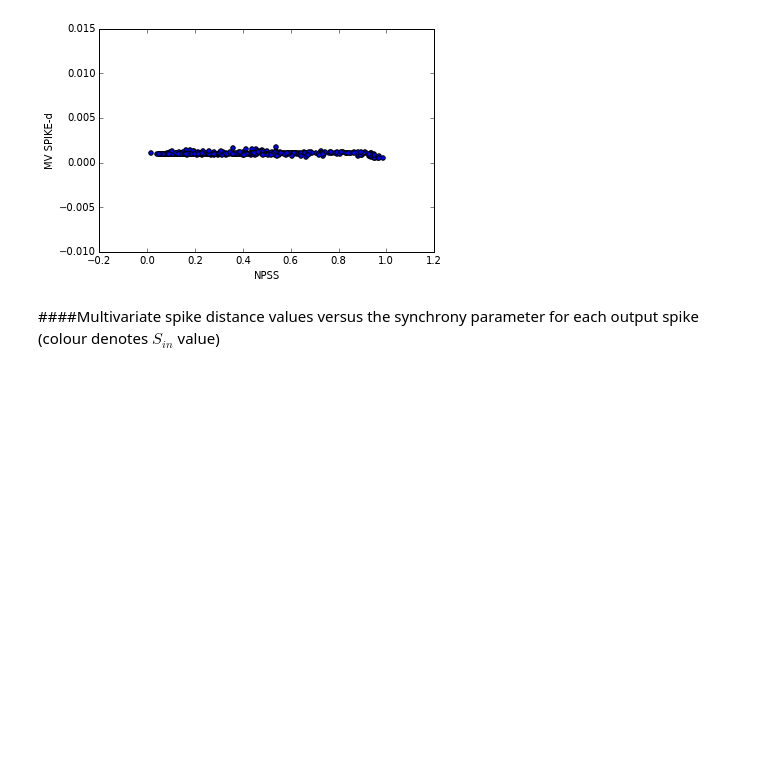
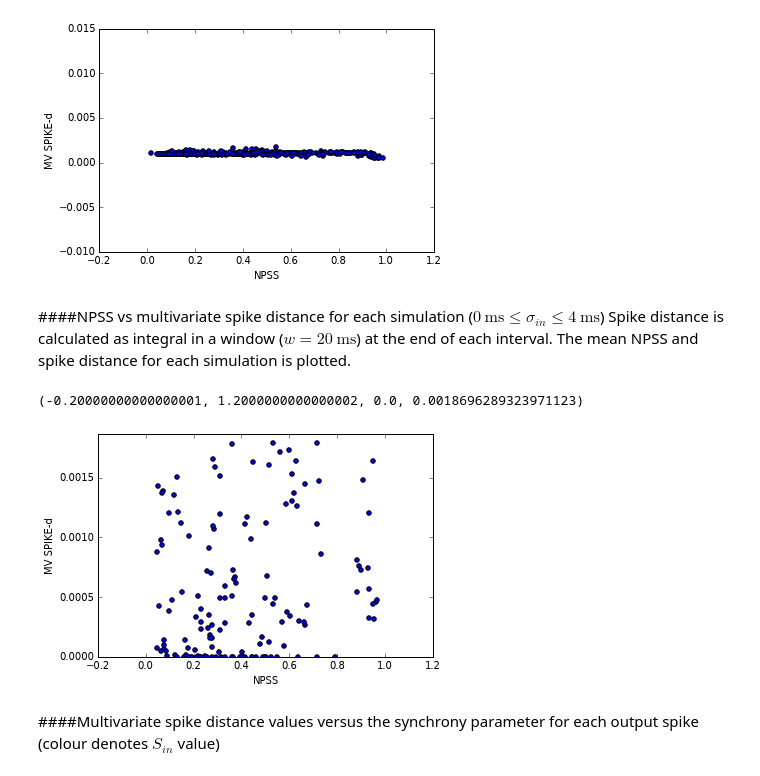
Before and after one commit to achilleas-k/slope-vs-dist-brian, a Jupyter notebook: Simulation data.ipynb, the cells around one changed output. Cells and saved outputs as stored; diff of their text form; code cells hidden in the pictures; blank space fills up the shorter version.

```diff
--- a/Simulation data.ipynb
+++ b/Simulation data.ipynb
@@ -584,6 +619,32 @@ ylabel("MV SPIKE-d")
 # %% [output]
 <matplotlib.text.Text at 0x...>
 [figure]
+# %% [markdown]
+####NPSS vs multivariate spike distance for each simulation ($0~\mathrm{ms} \leq \sigma_{in} \leq 4~\mathrm{ms}$)
+Spike distance is calculated as integral in a window ($w = 20~\mathrm{ms}$) at the end of each interval.
+The mean NPSS and spike distance for each simulation is plotted.
+# %%
+npss = []
+krin = []
+for res in results_nj:
+    npss.append(mean(res["npss"]))
+    kr_t = res["kr_times"]
+    kr_d = res["kr_dists"]
+    kr_int = pre_window_integrals(kr_t, kr_d, res["outspikes"], w=0.01)
+    krin.append(mean(kr_int))
+for res in results_j:
+    npss.append(mean(res["npss"]))
+    kr_t = res["kr_times"]
+    kr_d = res["kr_dists"]
+    kr_int = pre_window_integrals(kr_t, kr_d, res["outspikes"], w=0.01)
+    krin.append(mean(kr_int))
+scatter(npss, krin)
+xlabel("NPSS")
+ylabel("MV SPIKE-d")
+axis(ymax=max(kr_int), ymin=min(kr_int))
+# %% [output]
+(-0.20000000000000001, 1.2000000000000002, 0.0, 0.0018696289323971123)
+[figure, added]
 # %% [markdown]
 ####Multivariate spike distance values versus the synchrony parameter for each output spike (colour denotes $S_{in}$ value)
 # %%
```
Also changed, not shown: parts of 2 cells of this notebook.
